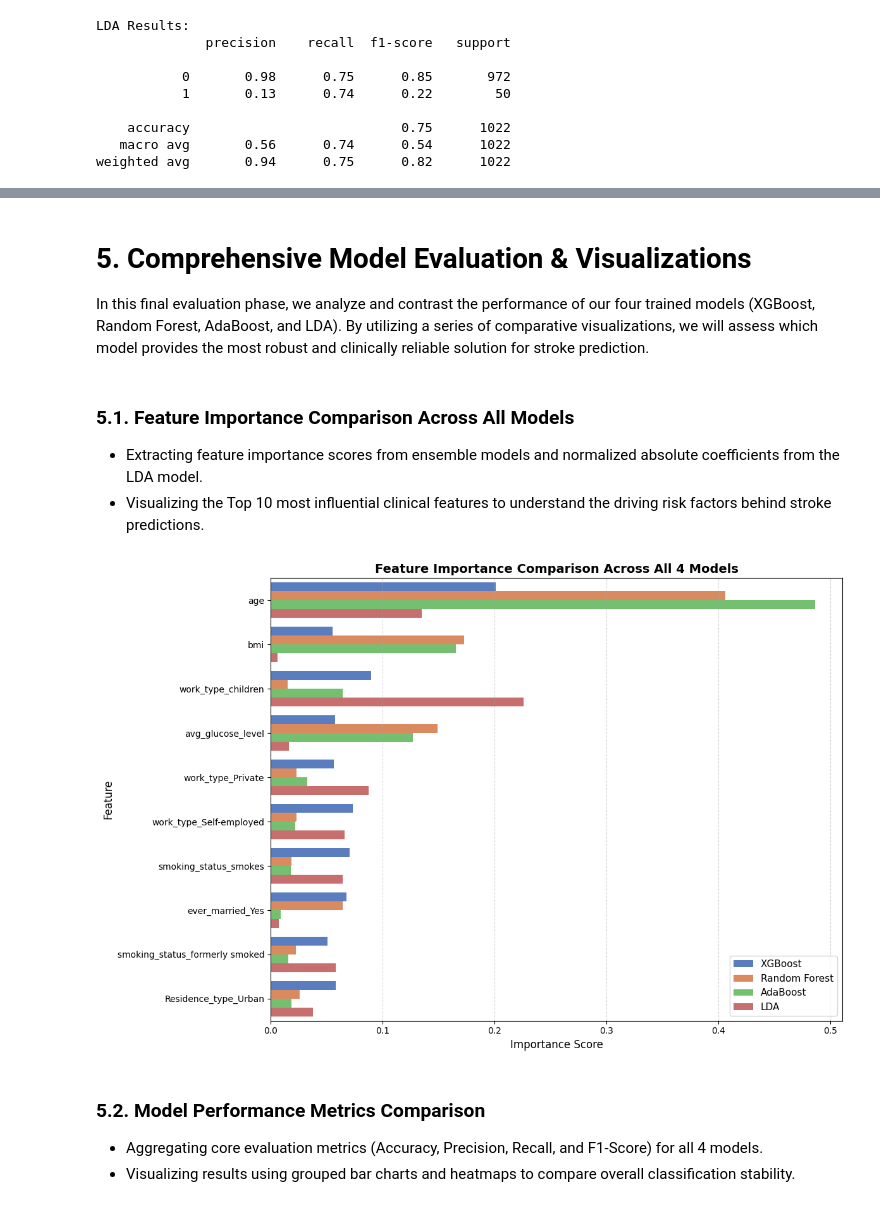
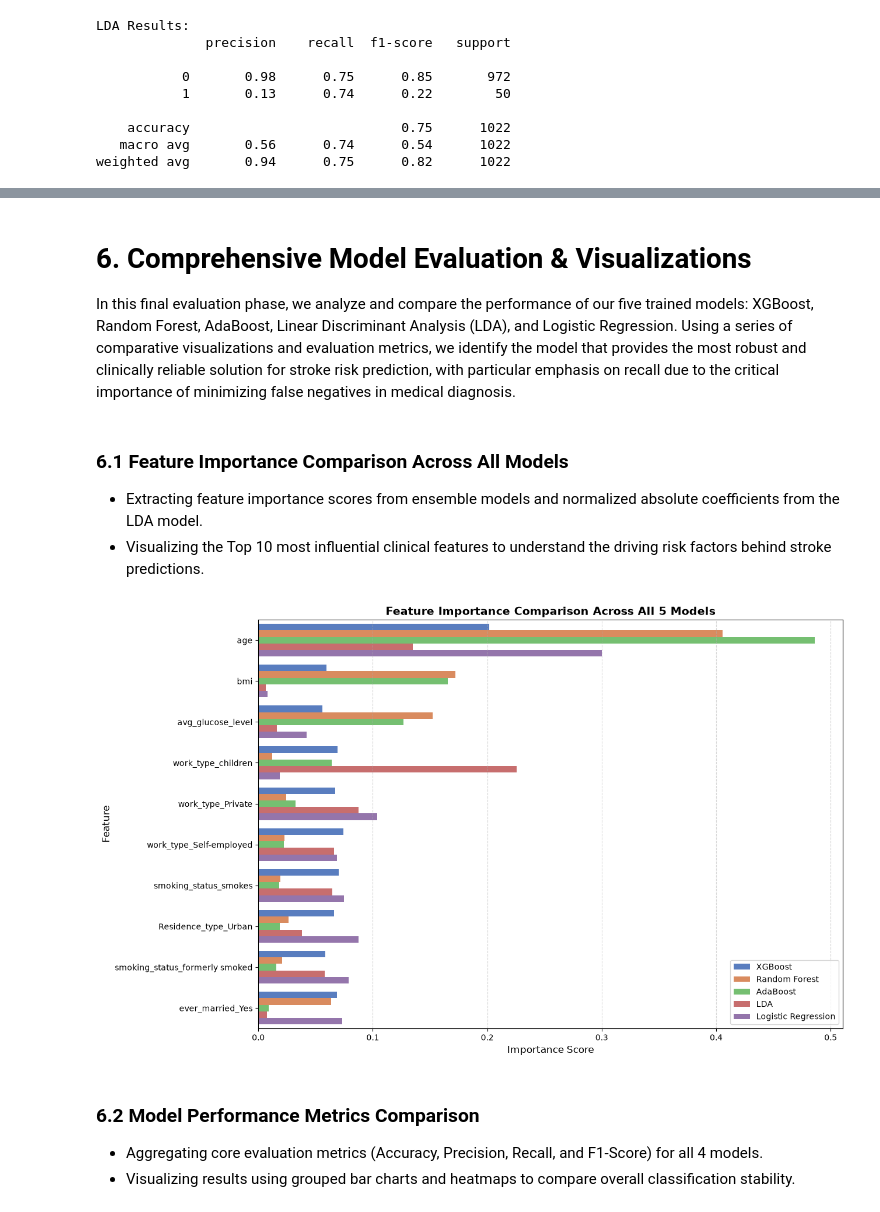
Before and after one commit to Moaz-Hassanein/Stroke-Risk-Prediction, a Jupyter notebook: Notebooks/4_Model_Development.ipynb, the cells around one changed output, grey strips where cells are left out. Drawn from its saved outputs; the diff is of its cells as text; code cells hidden in the pictures.

Commit message:
Add Scaler & Logistic Regression Model

```diff
--- a/Notebooks/4_Model_Development.ipynb
+++ b/Notebooks/4_Model_Development.ipynb
@@ -32,7 +32,7 @@ warnings.filterwarnings('ignore')
 # %% [markdown]
 ### EXPORT THE CLEANED DATASET
 # %%
-df = pd.read_csv("D:\depi\Stroke-Risk-Prediction-main\Stroke-Risk-Prediction-main\Data\stroke_data_cleaned.csv")
+df = pd.read_csv("D:\DEPI_Round 4\Graduation Project\Stroke-Risk-Prediction\Data\stroke_data_cleaned.csv")
 # %% [markdown]
 ### One-Hot Encoding
 # %%
@@ -300,9 +381,9 @@ weighted avg       0.94      0.75      0.82      1022
 # %% [markdown]
-# 5. Comprehensive Model Evaluation & Visualizations
+# 6. Comprehensive Model Evaluation & Visualizations
 
-In this final evaluation phase, we analyze and contrast the performance of our four trained models (XGBoost, Random Forest, AdaBoost, and LDA). By utilizing a series of comparative visualizations, we will assess which model provides the most robust and clinically reliable solution for stroke prediction.
+In this final evaluation phase, we analyze and compare the performance of our five trained models: XGBoost, Random Forest, AdaBoost, Linear Discriminant Analysis (LDA), and Logistic Regression. Using a series of comparative visualizations and evaluation metrics, we identify the model that provides the most robust and clinically reliable solution for stroke risk prediction, with particular emphasis on recall due to the critical importance of minimizing false negatives in medical diagnosis.
 # %% [markdown]
-### 5.1. Feature Importance Comparison Across All Models
+### 6.1 Feature Importance Comparison Across All Models
 - Extracting feature importance scores from ensemble models and normalized absolute coefficients from the LDA model.
 - Visualizing the Top 10 most influential clinical features to understand the driving risk factors behind stroke predictions.
 # %%
@@ -310,43 +391,64 @@ In this final evaluation phase, we analyze and contrast the performance of our f
 xgb_importances = grid_xgb.best_estimator_.feature_importances_
 rf_importances = grid_rf.best_estimator_.feature_importances_
 ada_importances = grid_ada.best_estimator_.feature_importances_
+
 lda_coef = np.abs(grid_lda.best_estimator_.coef_[0])
 lda_importances = lda_coef / np.sum(lda_coef)
+
+lr_coef = np.abs(grid_lr.best_estimator_.coef_[0])
+lr_importances = lr_coef / np.sum(lr_coef)
 
 feature_names = X_train.columns
 
 # Create combined DataFrame
 df_importance = pd.DataFrame({
     'Feature': feature_names,
     'XGBoost': xgb_importances,
     'Random Forest': rf_importances,
     'AdaBoost': ada_importances,
-    'LDA': lda_importances
+    'LDA': lda_importances,
+    'Logistic Regression': lr_importances
 })
 
 # Sort by average importance
-df_importance['Average'] = df_importance[['XGBoost', 'Random Forest', 'AdaBoost', 'LDA']].mean(axis=1)
+df_importance['Average'] = df_importance[
+    ['XGBoost', 'Random Forest', 'AdaBoost', 'LDA', 'Logistic Regression']
+].mean(axis=1)
+
 df_importance = df_importance.sort_values(by='Average', ascending=False)
 
 # Melt and filter Top 10
-df_melted = df_importance.drop(columns='Average').melt(id_vars='Feature', var_name='Model', value_name='Importance')
+df_melted = df_importance.drop(columns='Average').melt(
+    id_vars='Feature',
+    var_name='Model',
+    value_name='Importance'
+)
+
 top_10_features = df_importance['Feature'].head(10)
 df_plot = df_melted[df_melted['Feature'].isin(top_10_features)]
 
 # Plot
-plt.figure(figsize=(12, 8))
-sns.barplot(x='Importance', y='Feature', hue='Model', data=df_plot, palette='muted')
-plt.title('Feature Importance Comparison Across All 4 Models', fontsize=14, fontweight='bold')
+plt.figure(figsize=(13, 8))
+sns.barplot(
+    x='Importance',
+    y='Feature',
+    hue='Model',
+    data=df_plot,
+    palette='muted'
+)
+
+plt.title('Feature Importance Comparison Across All 5 Models',
+          fontsize=14, fontweight='bold')
 plt.xlabel('Importance Score', fontsize=12)
 plt.ylabel('Feature', fontsize=12)
 plt.grid(axis='x', linestyle='--', alpha=0.5)
-plt.legend(loc='lower right', fontsize=11)
+plt.legend(loc='lower right', fontsize=10)
 plt.tight_layout()
 plt.show()
 # %% [output]
-[figure, old version]
+[figure, new version]
 # %% [markdown]
-### 5.2. Model Performance Metrics Comparison
+### 6.2 Model Performance Metrics Comparison
 - Aggregating core evaluation metrics (Accuracy, Precision, Recall, and F1-Score) for all 4 models.
 - Visualizing results using grouped bar charts and heatmaps to compare overall classification stability.
 # %%
```
Also changed, not shown: parts of 21 cells of this notebook, 2 other files.
